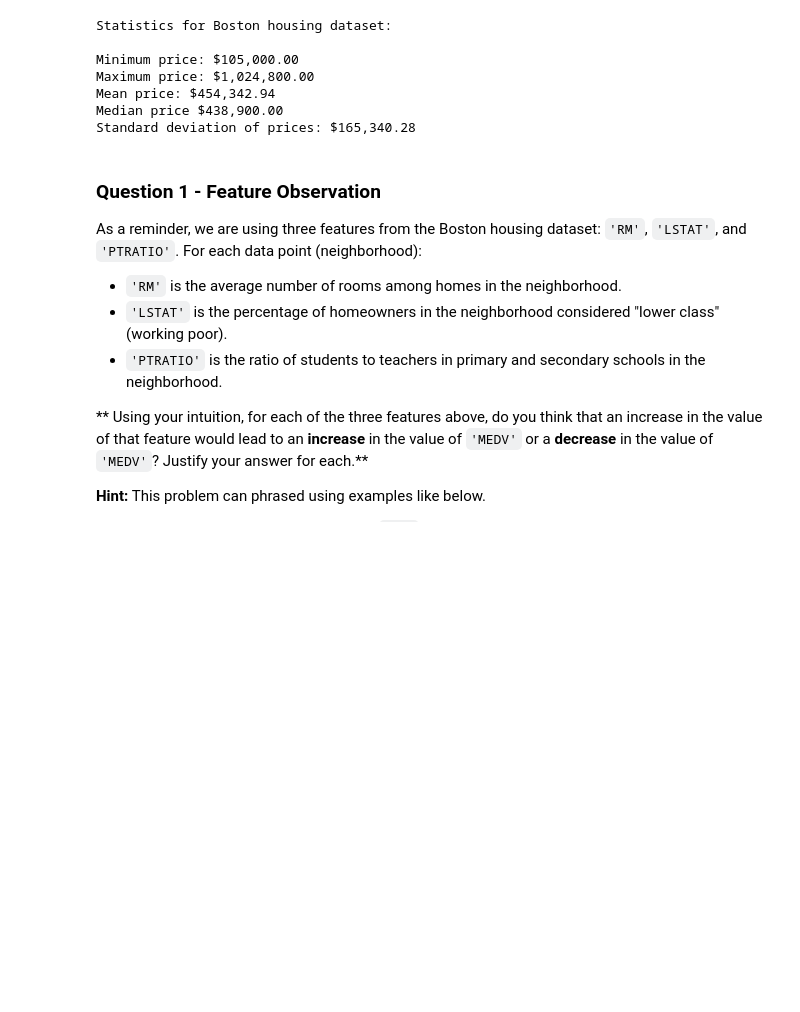
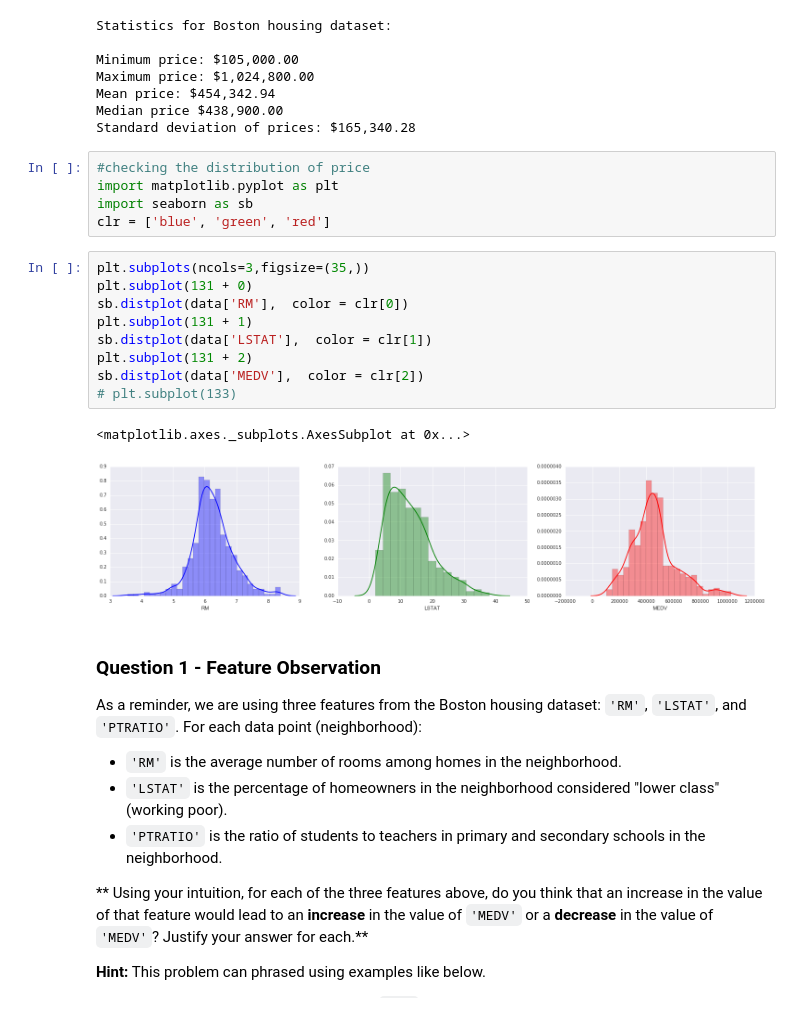
Before and after one commit to kavirajm/mlnd, a Jupyter notebook: boston_housing/boston_housing.ipynb, the cells around one changed output. Cells and saved outputs as stored; diff of their text form; blank space fills up the shorter version.

```diff
--- a/boston_housing/boston_housing.ipynb
+++ b/boston_housing/boston_housing.ipynb
@@ -84,6 +84,23 @@ Maximum price: $1,024,800.00
 Mean price: $454,342.94
 Median price $438,900.00
 Standard deviation of prices: $165,340.28
+# %%
+#checking the distribution of price
+import matplotlib.pyplot as plt
+import seaborn as sb
+clr = ['blue', 'green', 'red']
+# %%
+plt.subplots(ncols=3,figsize=(35,))
+plt.subplot(131 + 0)
+sb.distplot(data['RM'],  color = clr[0])
+plt.subplot(131 + 1)
+sb.distplot(data['LSTAT'],  color = clr[1])
+plt.subplot(131 + 2)
+sb.distplot(data['MEDV'],  color = clr[2])
+# plt.subplot(133)
+# %% [output]
+<matplotlib.axes._subplots.AxesSubplot at 0x...>
+[figure, added]
 # %% [markdown]
 ### Question 1 - Feature Observation
 As a reminder, we are using three features from the Boston housing dataset: `'RM'`, `'LSTAT'`, and `'PTRATIO'`. For each data point (neighborhood):
```
